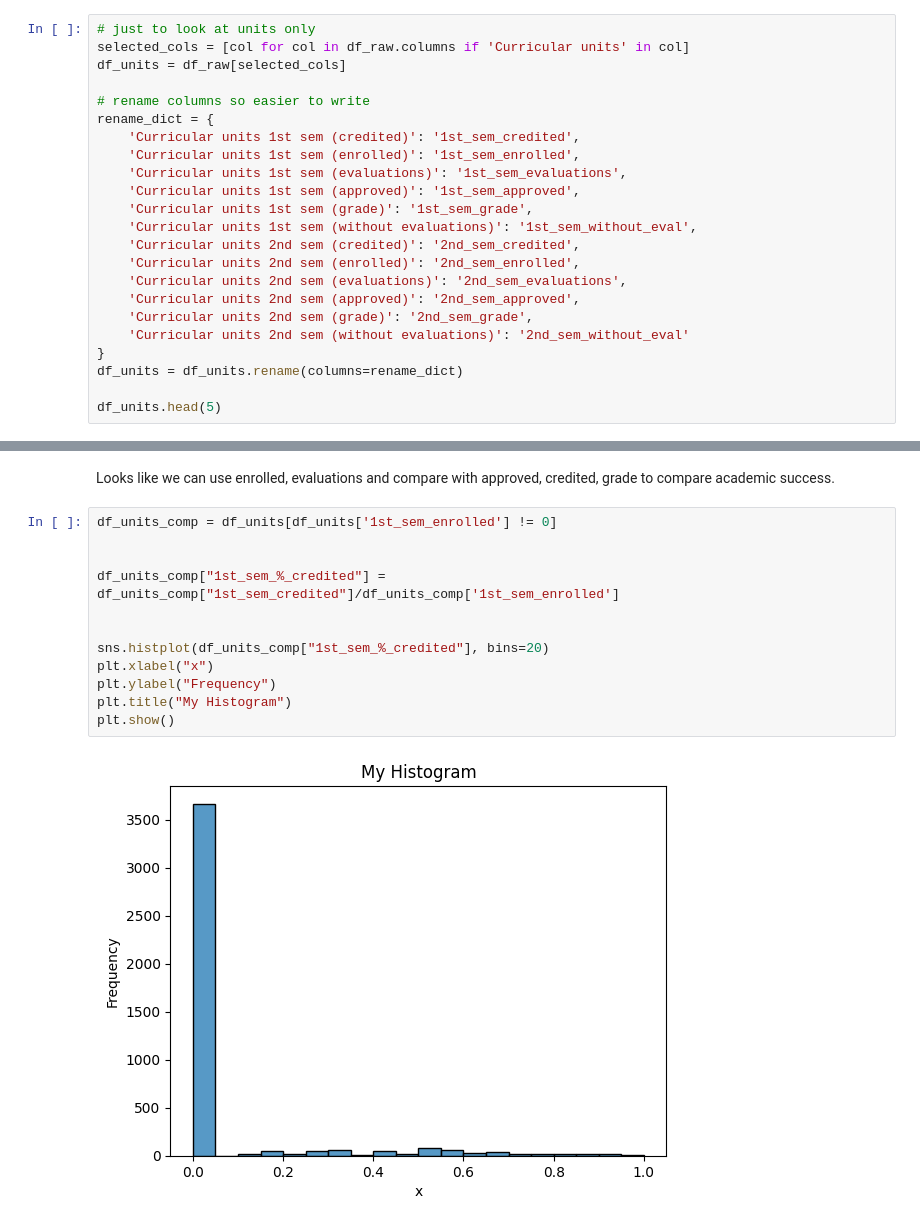
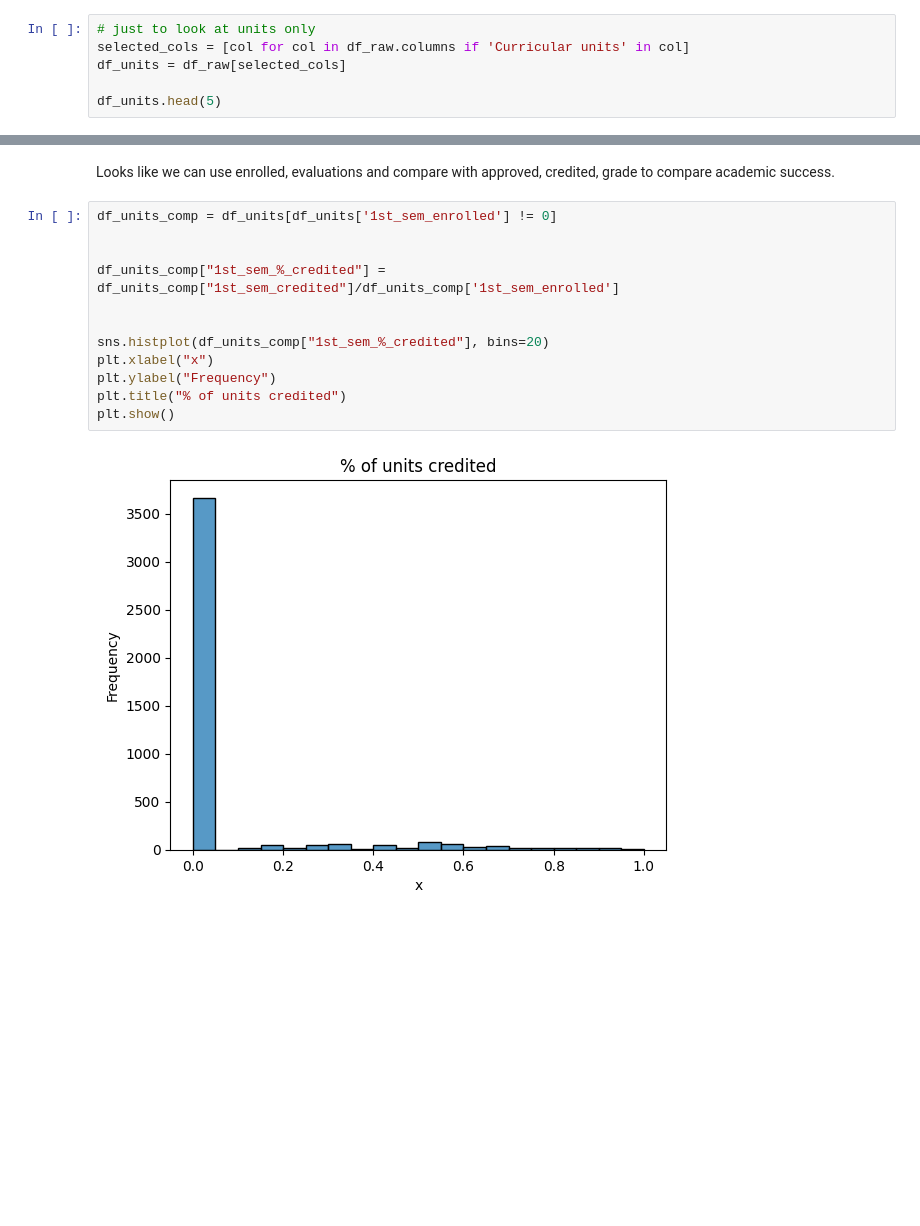
Before and after one commit to atile4/math-9-final-project, a Jupyter notebook: notebooks/analyze_credits.ipynb, the cells around one changed output, grey strips where cells are left out. Saved outputs shown, nothing was run; the diff lists cells and outputs as text; blank space fills up the shorter version.

```diff
--- a/notebooks/analyze_credits.ipynb
+++ b/notebooks/analyze_credits.ipynb
@@ -9,23 +9,6 @@ df_raw = pd.read_csv("../student_data_categorized.csv")
 selected_cols = [col for col in df_raw.columns if 'Curricular units' in col]
 df_units = df_raw[selected_cols]
 
-# rename columns so easier to write
-rename_dict = {
-    'Curricular units 1st sem (credited)': '1st_sem_credited',
-    'Curricular units 1st sem (enrolled)': '1st_sem_enrolled',
-    'Curricular units 1st sem (evaluations)': '1st_sem_evaluations',
-    'Curricular units 1st sem (approved)': '1st_sem_approved',
-    'Curricular units 1st sem (grade)': '1st_sem_grade',
-    'Curricular units 1st sem (without evaluations)': '1st_sem_without_eval',
-    'Curricular units 2nd sem (credited)': '2nd_sem_credited',
-    'Curricular units 2nd sem (enrolled)': '2nd_sem_enrolled',
-    'Curricular units 2nd sem (evaluations)': '2nd_sem_evaluations',
-    'Curricular units 2nd sem (approved)': '2nd_sem_approved',
-    'Curricular units 2nd sem (grade)': '2nd_sem_grade',
-    'Curricular units 2nd sem (without evaluations)': '2nd_sem_without_eval'
-}
-df_units = df_units.rename(columns=rename_dict)
-
 df_units.head(5)
 # %% [output]
 |  | 1st_sem_credited | 1st_sem_enrolled | 1st_sem_evaluations | 1st_sem_approved | 1st_sem_grade | ... |
@@ -60,14 +43,14 @@ Looks like we can use enrolled, evaluations and compare with approved, credited,
 # %%
 df_units_comp = df_units[df_units['1st_sem_enrolled'] != 0]
 
 
 df_units_comp["1st_sem_%_credited"] = df_units_comp["1st_sem_credited"]/df_units_comp['1st_sem_enrolled']
 
 
 sns.histplot(df_units_comp["1st_sem_%_credited"], bins=20)
 plt.xlabel("x")
 plt.ylabel("Frequency")
-plt.title("My Histogram")
+plt.title("% of units credited")
 plt.show()
 # %% [output]
-[figure, old version]
+[figure, new version]
```
Also changed, not shown: parts of 1 cell of this notebook, 5 other files.
